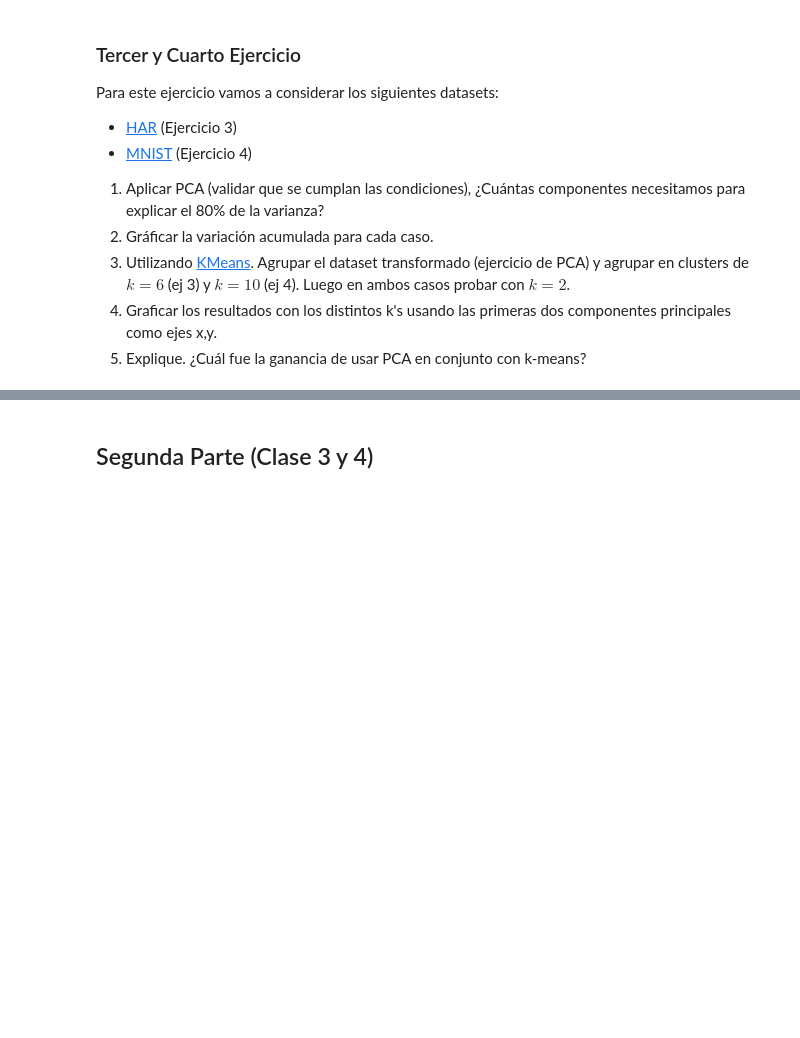
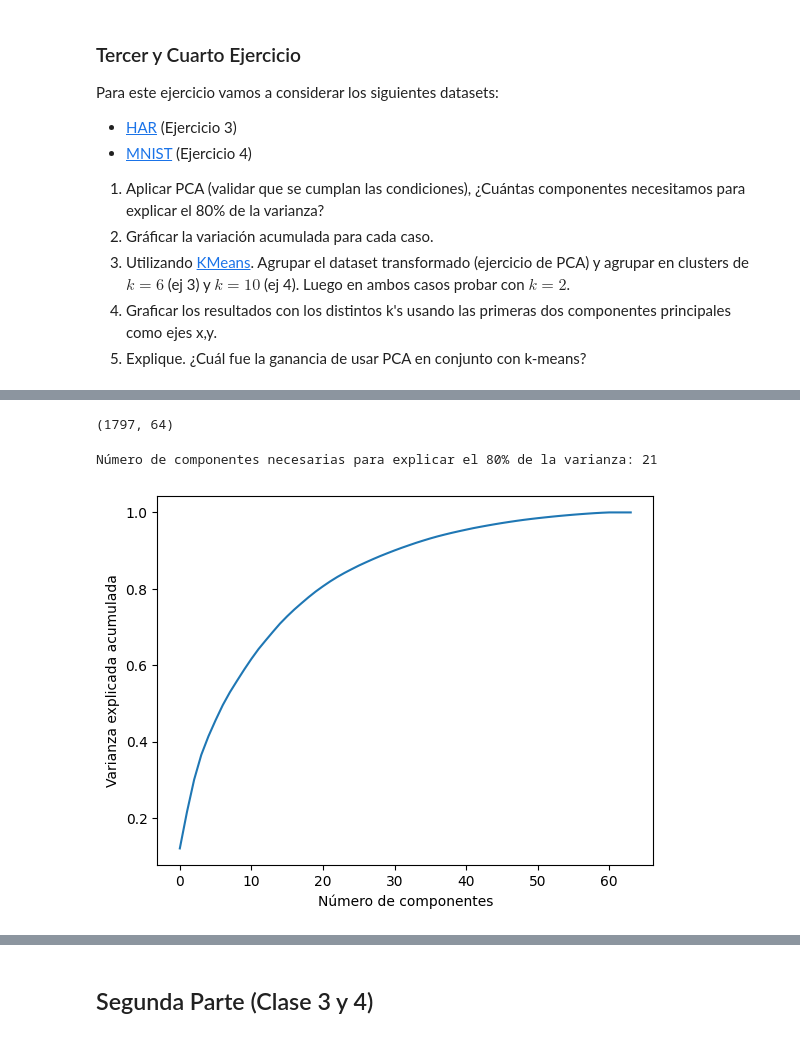
Before and after one commit to raczki/intro_ia, a Jupyter notebook: tp_integrador.ipynb, the cells around one changed output, grey strips where cells are left out. Drawn from its saved outputs; the diff is of its cells as text; code cells hidden in the pictures; blank space fills up the shorter version.

```diff
--- a/tp_integrador.ipynb
+++ b/tp_integrador.ipynb
@@ -116,0 +172,30 @@ Para este ejercicio vamos a considerar los siguientes datasets:
+# %%
+# Ejercicio 4
+
+from sklearn.datasets import load_digits
+digits = load_digits()
+print(digits.data.shape)
+# %% [output]
+(1797, 64)
+# %%
+# 1. Aplicar PCA (validar que se cumplan las condiciones), ¿Cuántas componentes necesitamos para explicar el 80% de la varianza?
+
+# Estandarización de características
+scaler = StandardScaler()
+digits_std = scaler.fit_transform(digits.data)
+
+# Aplicación de PCA
+pca = PCA()
+pca.fit(digits_std)
+cumulative_sum = np.cumsum(pca.explained_variance_ratio_)
+n_components = np.argmax(cumulative_sum >= 0.8) + 1
+print("Número de componentes necesarias para explicar el 80% de la varianza:", n_components)
+
+# 2. Gráficar la variación acumulada
+plt.plot(cumulative_sum)
+plt.xlabel("Número de componentes")
+plt.ylabel("Varianza explicada acumulada")
+plt.show()
+# %% [output]
+Número de componentes necesarias para explicar el 80% de la varianza: 21
+[figure, added]
```
Also changed, not shown: parts of 7 cells of this notebook, 2 other files.
